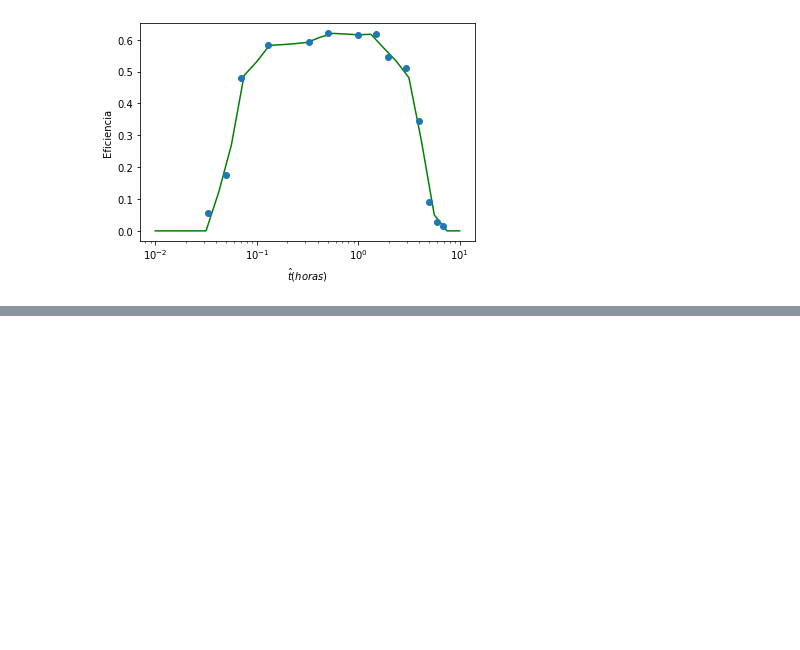
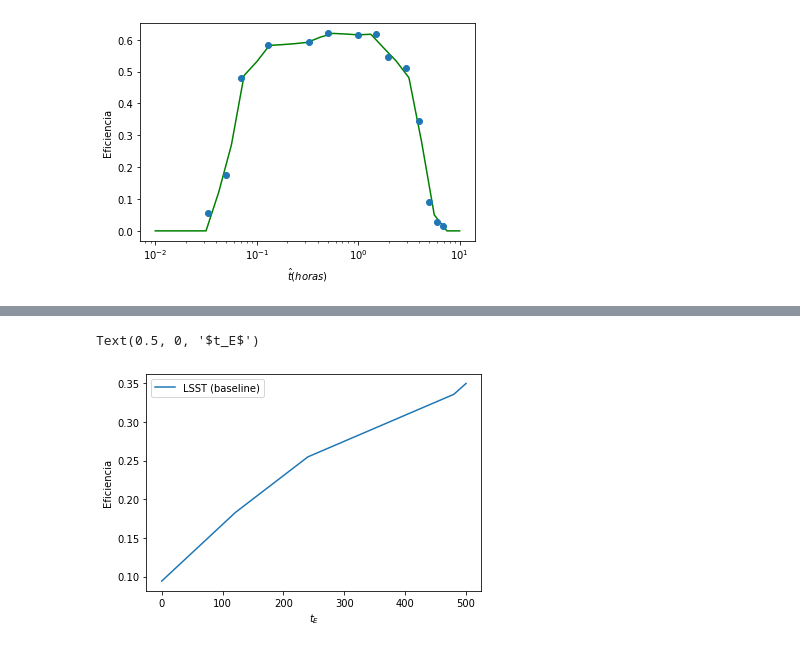
Before and after one commit to anibal-art/Microlensing, a Jupyter notebook: EVENT_RATE_N_exp_exclusion_M31.ipynb, the cells around one changed output, grey strips where cells are left out. Saved outputs shown, nothing was run; the diff lists cells and outputs as text; code cells hidden in the pictures; blank space fills up the shorter version.

```diff
--- a/EVENT_RATE_N_exp_exclusion_M31.ipynb
+++ b/EVENT_RATE_N_exp_exclusion_M31.ipynb
@@ -312,0 +327,27 @@ ax.tick_params(which='minor', length=5, color='black')
+# %%
+eff = np.array([1117., 1822., 2547., 3357., 5042., 7388., 9667., 9714., 9459.])
+te = np.array([1,5,10,20,30,60,90,200,500])
+
+from scipy.interpolate import InterpolatedUnivariateSpline
+tck = InterpolatedUnivariateSpline(te, eff,w=None,k=1)
+x= np.linspace(0,500,1000)
+
+def eff_lsst_01(x):
+    efichi = tck(x)
+    return efichi
+
+def eff_lsst(t):
+    efic = []
+    for T in t:
+        efic.append(float(eff_lsst_01(T/24))/10000)
+    return efic
+
+plt.plot(x,eff_lsst(x),label='LSST (baseline)')
+
+plt.legend()
+
+plt.ylabel('Eficiencia')
+plt.xlabel('$t_E$')
+# %% [output]
+Text(0.5, 0, '$t_E$')
+[figure, added]
```
Also changed, not shown: parts of 9 cells of this notebook.
